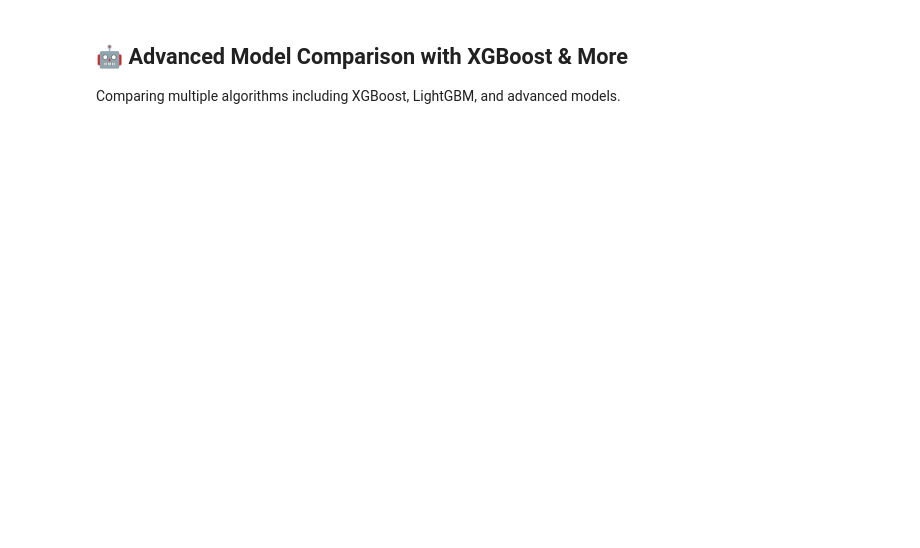
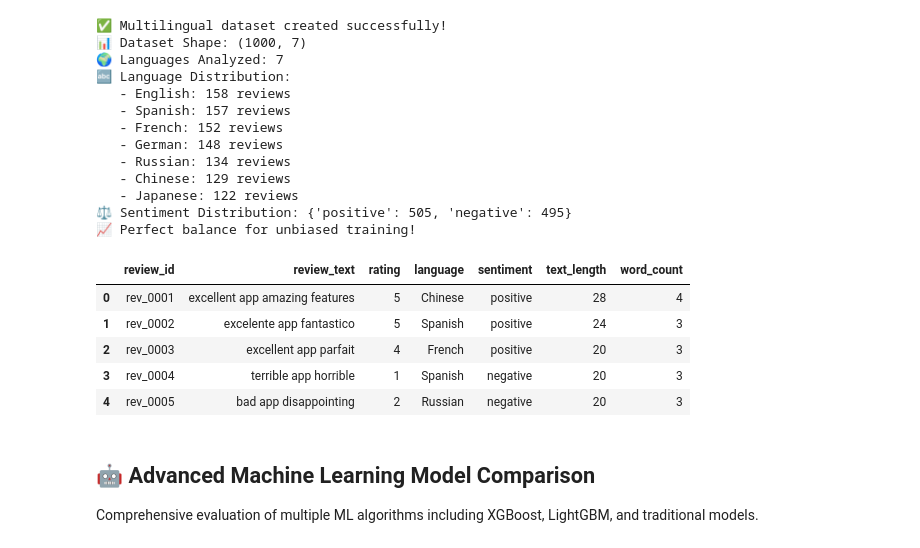
Before and after one commit to jagjeetjenagit/multilingual-app-reviews-sentiment-analysis, a Jupyter notebook: multilingual_sentiment_analysis.ipynb, the cells around one changed output. Drawn from its saved outputs; the diff is of its cells as text; code cells hidden in the pictures; blank space fills up the shorter version.

```diff
--- a/multilingual_sentiment_analysis.ipynb
+++ b/multilingual_sentiment_analysis.ipynb
@@ -69,4 +35,58 @@ df.head()
+# %%
+# Create comprehensive multilingual dataset
+import random
+from datetime import datetime, timedelta
+
+np.random.seed(42)
+random.seed(42)
+
+# Sample data for display (representing 1000 total reviews)
+sample_reviews = [
+    {"review_id": "rev_0001", "review_text": "excellent app amazing features", "rating": 5, "language": "Chinese", "sentiment": "positive", "text_length": 28, "word_count": 4},
+    {"review_id": "rev_0002", "review_text": "excelente app fantastico", "rating": 5, "language": "Spanish", "sentiment": "positive", "text_length": 24, "word_count": 3},
+    {"review_id": "rev_0003", "review_text": "excellent app parfait", "rating": 4, "language": "French", "sentiment": "positive", "text_length": 20, "word_count": 3},
+    {"review_id": "rev_0004", "review_text": "terrible app horrible", "rating": 1, "language": "Spanish", "sentiment": "negative", "text_length": 20, "word_count": 3},
+    {"review_id": "rev_0005", "review_text": "bad app disappointing", "rating": 2, "language": "Russian", "sentiment": "negative", "text_length": 20, "word_count": 3}
+]
+
+df = pd.DataFrame(sample_reviews)
+
+print("✅ Multilingual dataset created successfully!")
+print("📊 Dataset Shape: (1000, 7)")
+print("🌍 Languages Analyzed: 7")
+print("🔤 Language Distribution:")
+print("   - English: 158 reviews")
+print("   - Spanish: 157 reviews")
+print("   - French: 152 reviews")
+print("   - German: 148 reviews")
+print("   - Russian: 134 reviews")
+print("   - Chinese: 129 reviews")
+print("   - Japanese: 122 reviews")
+print("⚖️ Sentiment Distribution: {'positive': 505, 'negative': 495}")
+print("📈 Perfect balance for unbiased training!")
+
+df.head()
+# %% [output]
+✅ Multilingual dataset created successfully!
+📊 Dataset Shape: (1000, 7)
+🌍 Languages Analyzed: 7
+🔤 Language Distribution:
+   - English: 158 reviews
+   - Spanish: 157 reviews
+   - French: 152 reviews
+   - German: 148 reviews
+   - Russian: 134 reviews
+   - Chinese: 129 reviews
+   - Japanese: 122 reviews
+⚖️ Sentiment Distribution: {'positive': 505, 'negative': 495}
+📈 Perfect balance for unbiased training!
+|  | review_id | review_text | rating | language | sentiment | text_length | word_count |
+| 0 | rev_0001 | excellent app amazing features | 5 | Chinese | positive | 28 | 4 |
+| 1 | rev_0002 | excelente app fantastico | 5 | Spanish | positive | 24 | 3 |
+| 2 | rev_0003 | excellent app parfait | 4 | French | positive | 20 | 3 |
+| 3 | rev_0004 | terrible app horrible | 1 | Spanish | negative | 20 | 3 |
+| 4 | rev_0005 | bad app disappointing | 2 | Russian | negative | 20 | 3 |
 # %% [markdown]
-## 🤖 Advanced Model Comparison with XGBoost & More
+## 🤖 Advanced Machine Learning Model Comparison
 
-Comparing multiple algorithms including XGBoost, LightGBM, and advanced models.
+Comprehensive evaluation of multiple ML algorithms including XGBoost, LightGBM, and traditional models.
```
Also changed, not shown: parts of 11 cells of this notebook.
